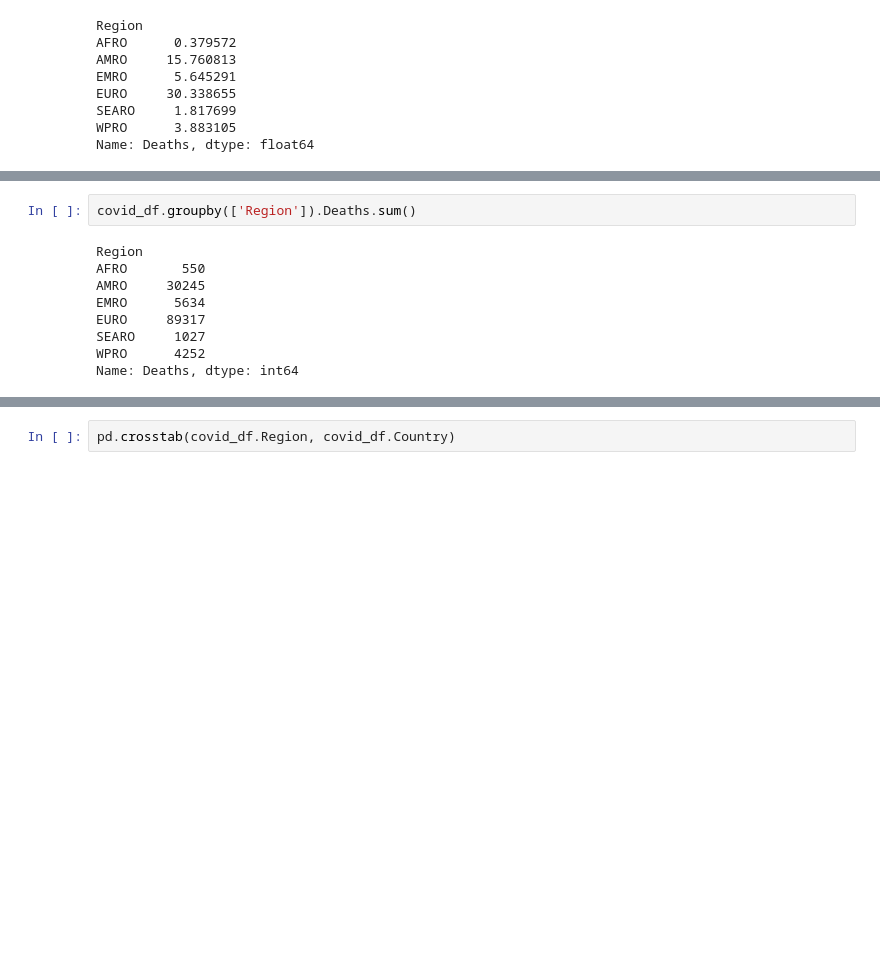
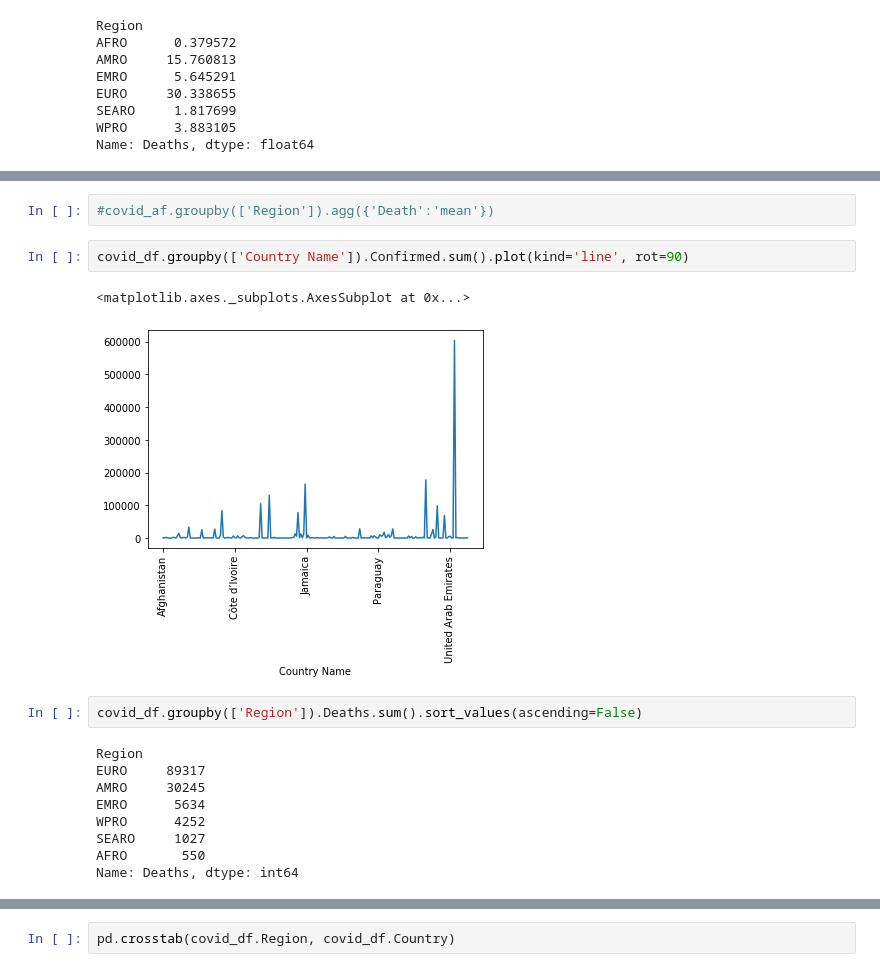
Before and after one commit to KwameDaniel/data_analysis, a Jupyter notebook: notebooks/experi_section_data_analysis.ipynb, the cells around one changed output, grey strips where cells are left out. Drawn from its saved outputs; the diff is of its cells as text; blank space fills up the shorter version.

```diff
--- a/notebooks/experi_section_data_analysis.ipynb
+++ b/notebooks/experi_section_data_analysis.ipynb
@@ -158,11 +179,18 @@ Name: Deaths, dtype: float64
+# %%
+#covid_af.groupby(['Region']).agg({'Death':'mean'})
+# %%
+covid_df.groupby(['Country Name']).Confirmed.sum().plot(kind='line', rot=90)
+# %% [output]
+<matplotlib.axes._subplots.AxesSubplot at 0x...>
+[figure, added]
 # %%
-covid_df.groupby(['Region']).Deaths.sum()
+covid_df.groupby(['Region']).Deaths.sum().sort_values(ascending=False)
 # %% [output]
 Region
-AFRO       550
+EURO     89317
 AMRO     30245
 EMRO      5634
-EURO     89317
+WPRO      4252
 SEARO     1027
-WPRO      4252
+AFRO       550
 Name: Deaths, dtype: int64
```
Also changed, not shown: parts of 25 cells of this notebook.
